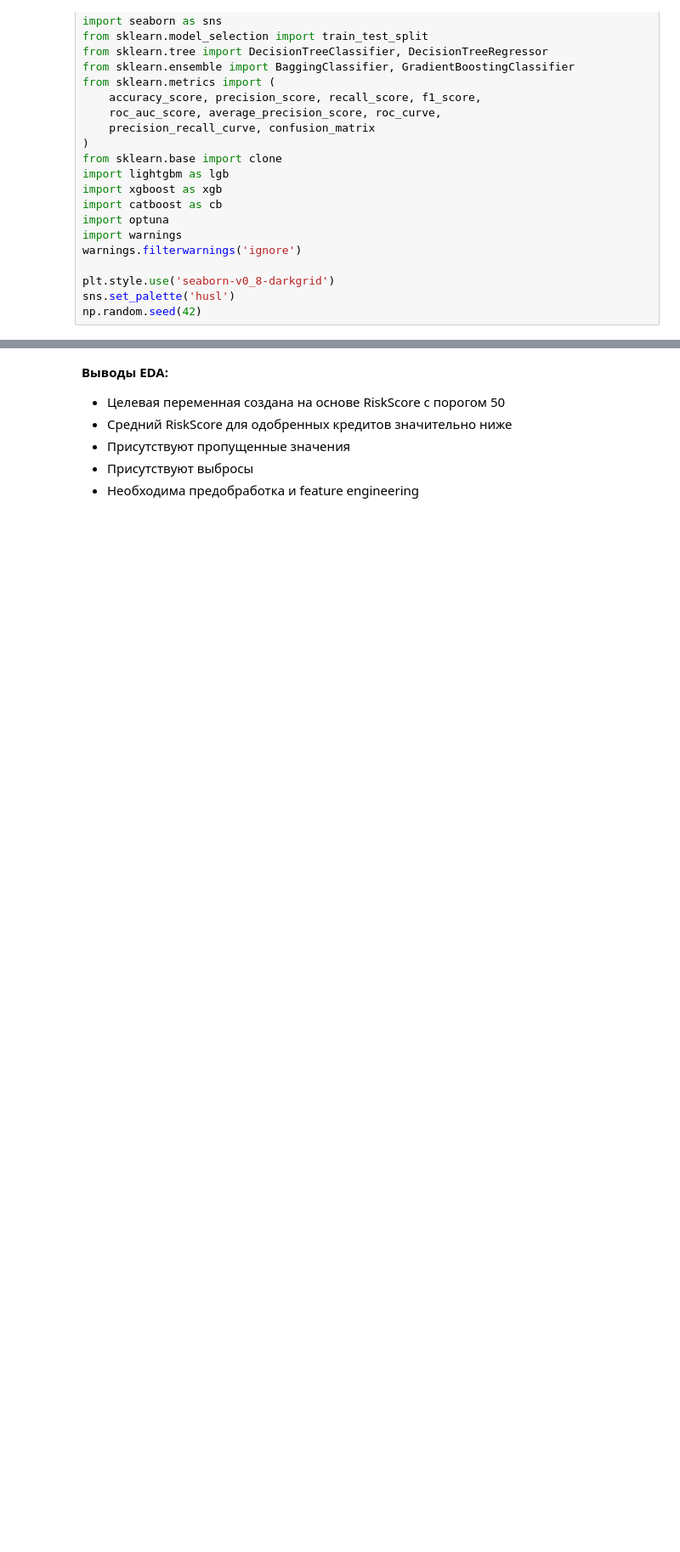
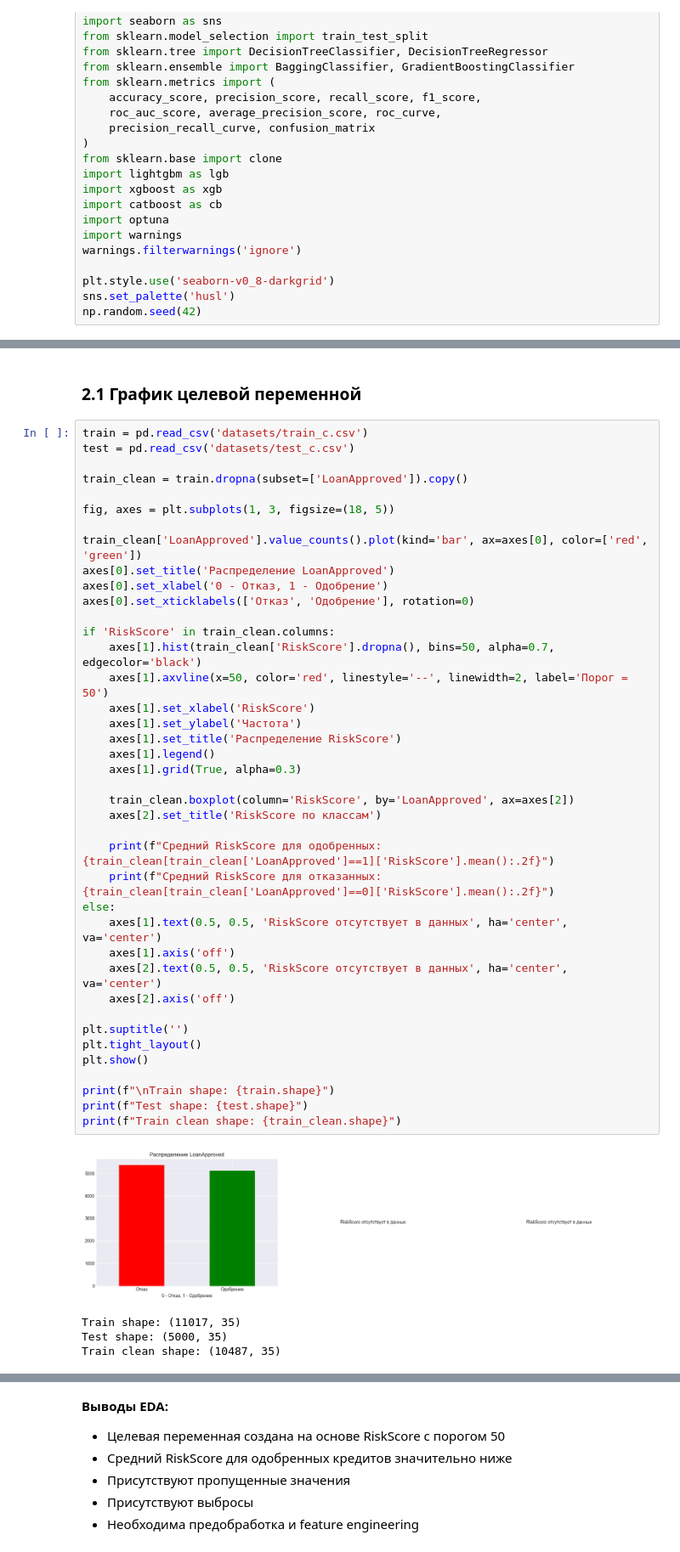
Before and after one commit to NikitaKoros/ml-5-sem, a Jupyter notebook: lab2/lab2.ipynb, the cells around one changed output, grey strips where cells are left out. Shown at 85% size. Cells and saved outputs as stored; diff of their text form; blank space fills up the shorter version.

```diff
--- a/lab2/lab2.ipynb
+++ b/lab2/lab2.ipynb
@@ -32,0 +35,47 @@ np.random.seed(42)
+# %% [markdown]
+### 2.1 График целевой переменной
+# %%
+train = pd.read_csv('datasets/train_c.csv')
+test = pd.read_csv('datasets/test_c.csv')
+
+train_clean = train.dropna(subset=['LoanApproved']).copy()
+
+fig, axes = plt.subplots(1, 3, figsize=(18, 5))
+
+train_clean['LoanApproved'].value_counts().plot(kind='bar', ax=axes[0], color=['red', 'green'])
+axes[0].set_title('Распределение LoanApproved')
+axes[0].set_xlabel('0 - Отказ, 1 - Одобрение')
+axes[0].set_xticklabels(['Отказ', 'Одобрение'], rotation=0)
+
+if 'RiskScore' in train_clean.columns:
+    axes[1].hist(train_clean['RiskScore'].dropna(), bins=50, alpha=0.7, edgecolor='black')
+    axes[1].axvline(x=50, color='red', linestyle='--', linewidth=2, label='Порог = 50')
+    axes[1].set_xlabel('RiskScore')
+    axes[1].set_ylabel('Частота')
+    axes[1].set_title('Распределение RiskScore')
+    axes[1].legend()
+    axes[1].grid(True, alpha=0.3)
+
+    train_clean.boxplot(column='RiskScore', by='LoanApproved', ax=axes[2])
+    axes[2].set_title('RiskScore по классам')
+
+    print(f"Средний RiskScore для одобренных: {train_clean[train_clean['LoanApproved']==1]['RiskScore'].mean():.2f}")
+    print(f"Средний RiskScore для отказанных: {train_clean[train_clean['LoanApproved']==0]['RiskScore'].mean():.2f}")
+else:
+    axes[1].text(0.5, 0.5, 'RiskScore отсутствует в данных', ha='center', va='center')
+    axes[1].axis('off')
+    axes[2].text(0.5, 0.5, 'RiskScore отсутствует в данных', ha='center', va='center')
+    axes[2].axis('off')
+
+plt.suptitle('')
+plt.tight_layout()
+plt.show()
+
+print(f"\nTrain shape: {train.shape}")
+print(f"Test shape: {test.shape}")
+print(f"Train clean shape: {train_clean.shape}")
+# %% [output]
+[figure, added]
+Train shape: (11017, 35)
+Test shape: (5000, 35)
+Train clean shape: (10487, 35)
```
Also changed, not shown: parts of 46 cells of this notebook, 9 other files.
